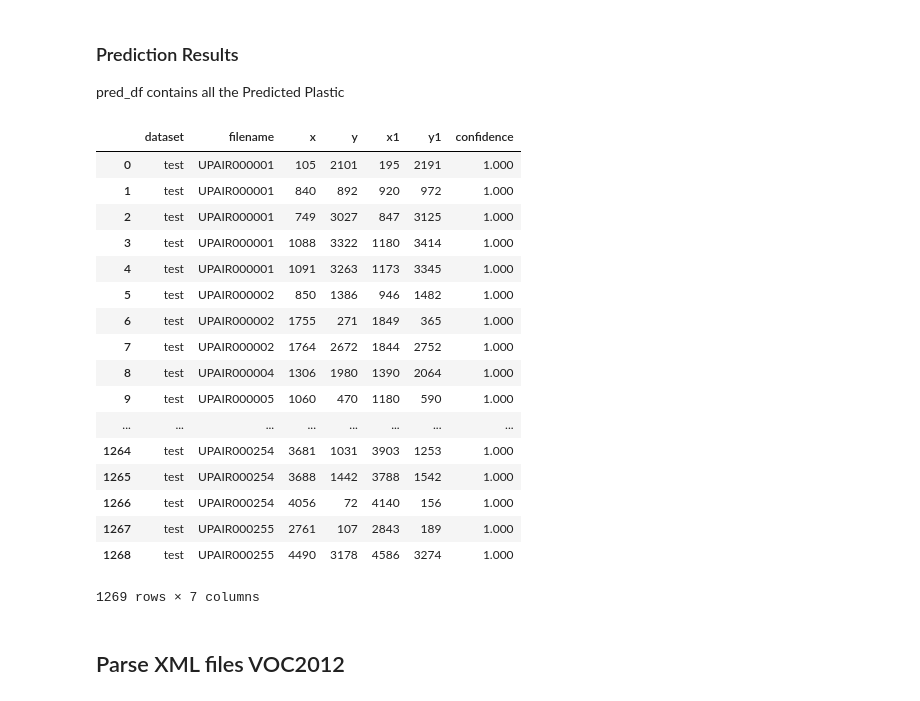
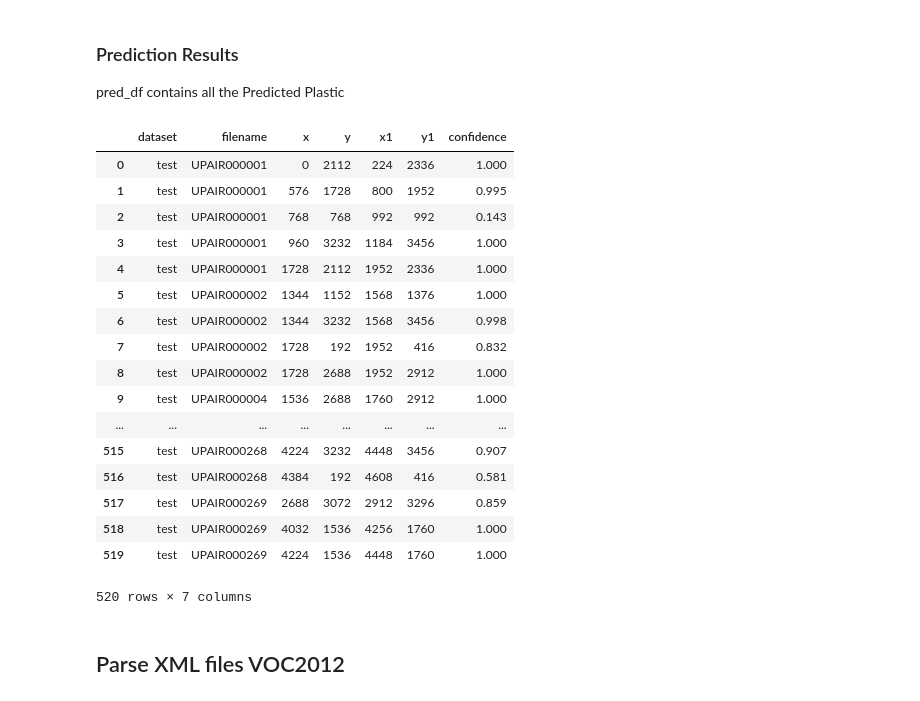
Before and after one commit to micsche/Michael-Schembri, a Jupyter notebook: averageprecision/AveragePrecision.ipynb, the cells around one changed output. Saved outputs shown, nothing was run; the diff lists cells and outputs as text; code cells hidden in the pictures.

Commit message:
AP - table and includeout

```diff
--- a/averageprecision/AveragePrecision.ipynb
+++ b/averageprecision/AveragePrecision.ipynb
@@ -36,7 +36,7 @@ from sklearn.metrics import average_precision_score
 # %% [markdown]
 ### Change Prediction results to csv
 # %%
-prediction_test="vgg16CAM-dataset-normal.test.slidingwindow.csv"
+prediction_test="vgg16-dataset11.test.slidingwindow.csv"
 # %% [markdown]
 ### Change Ground-truth to GEO, TEST or TRAIN
 # %%
@@ -62,30 +62,30 @@ pred_df contains all the Predicted Plastic
 # %%
 pred_df=pd.read_csv(pd_file,header=None)
 pred_df.columns = ['dataset','filename','x','y','x1','y1','confidence'] ## column names
 pred_df['filename'] = [word.split(".")[0] for word in pred_df['filename']] ## strip .jpg
 
-#pred_df['filename'] = [word[6:] for word in pred_df['filename']] ## strip filter
+pred_df['filename'] = [word[6:] for word in pred_df['filename']] ## strip filter
 pred_df[pred_df.filename=="UPAIR000021"]
 pred_df
 # %% [output]
 |  | dataset | filename | x | y | x1 | y1 | confidence |
-| 0 | test | UPAIR000001 | 105 | 2101 | 195 | 2191 | 1.000 |
-| 1 | test | UPAIR000001 | 840 | 892 | 920 | 972 | 1.000 |
-| 2 | test | UPAIR000001 | 749 | 3027 | 847 | 3125 | 1.000 |
-| 3 | test | UPAIR000001 | 1088 | 3322 | 1180 | 3414 | 1.000 |
-| 4 | test | UPAIR000001 | 1091 | 3263 | 1173 | 3345 | 1.000 |
-| 5 | test | UPAIR000002 | 850 | 1386 | 946 | 1482 | 1.000 |
-| 6 | test | UPAIR000002 | 1755 | 271 | 1849 | 365 | 1.000 |
-| 7 | test | UPAIR000002 | 1764 | 2672 | 1844 | 2752 | 1.000 |
-| 8 | test | UPAIR000004 | 1306 | 1980 | 1390 | 2064 | 1.000 |
-| 9 | test | UPAIR000005 | 1060 | 470 | 1180 | 590 | 1.000 |
+| 0 | test | UPAIR000001 | 0 | 2112 | 224 | 2336 | 1.000 |
+| 1 | test | UPAIR000001 | 576 | 1728 | 800 | 1952 | 0.995 |
+| 2 | test | UPAIR000001 | 768 | 768 | 992 | 992 | 0.143 |
+| 3 | test | UPAIR000001 | 960 | 3232 | 1184 | 3456 | 1.000 |
+| 4 | test | UPAIR000001 | 1728 | 2112 | 1952 | 2336 | 1.000 |
+| 5 | test | UPAIR000002 | 1344 | 1152 | 1568 | 1376 | 1.000 |
+| 6 | test | UPAIR000002 | 1344 | 3232 | 1568 | 3456 | 0.998 |
+| 7 | test | UPAIR000002 | 1728 | 192 | 1952 | 416 | 0.832 |
+| 8 | test | UPAIR000002 | 1728 | 2688 | 1952 | 2912 | 1.000 |
+| 9 | test | UPAIR000004 | 1536 | 2688 | 1760 | 2912 | 1.000 |
 | ... | ... | ... | ... | ... | ... | ... | ... |
-| 1264 | test | UPAIR000254 | 3681 | 1031 | 3903 | 1253 | 1.000 |
-| 1265 | test | UPAIR000254 | 3688 | 1442 | 3788 | 1542 | 1.000 |
-| 1266 | test | UPAIR000254 | 4056 | 72 | 4140 | 156 | 1.000 |
-| 1267 | test | UPAIR000255 | 2761 | 107 | 2843 | 189 | 1.000 |
-| 1268 | test | UPAIR000255 | 4490 | 3178 | 4586 | 3274 | 1.000 |
+| 515 | test | UPAIR000268 | 4224 | 3232 | 4448 | 3456 | 0.907 |
+| 516 | test | UPAIR000268 | 4384 | 192 | 4608 | 416 | 0.581 |
+| 517 | test | UPAIR000269 | 2688 | 3072 | 2912 | 3296 | 0.859 |
+| 518 | test | UPAIR000269 | 4032 | 1536 | 4256 | 1760 | 1.000 |
+| 519 | test | UPAIR000269 | 4224 | 1536 | 4448 | 1760 | 1.000 |
-1269 rows × 7 columns
+520 rows × 7 columns
 # %% [markdown]
 ## Parse XML files VOC2012
 # %%
```
Also changed, not shown: parts of 14 cells of this notebook, 4 other files.
